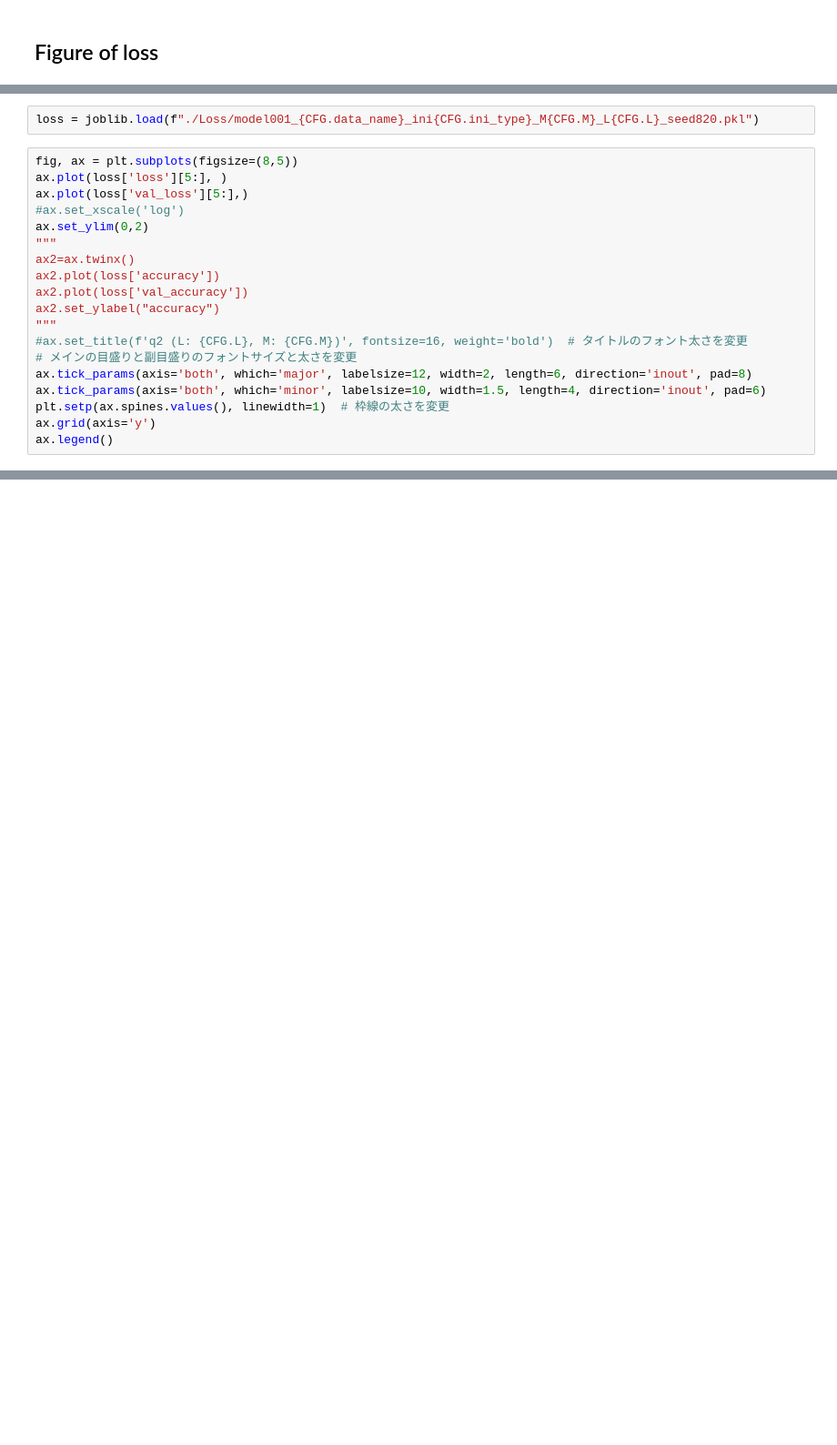
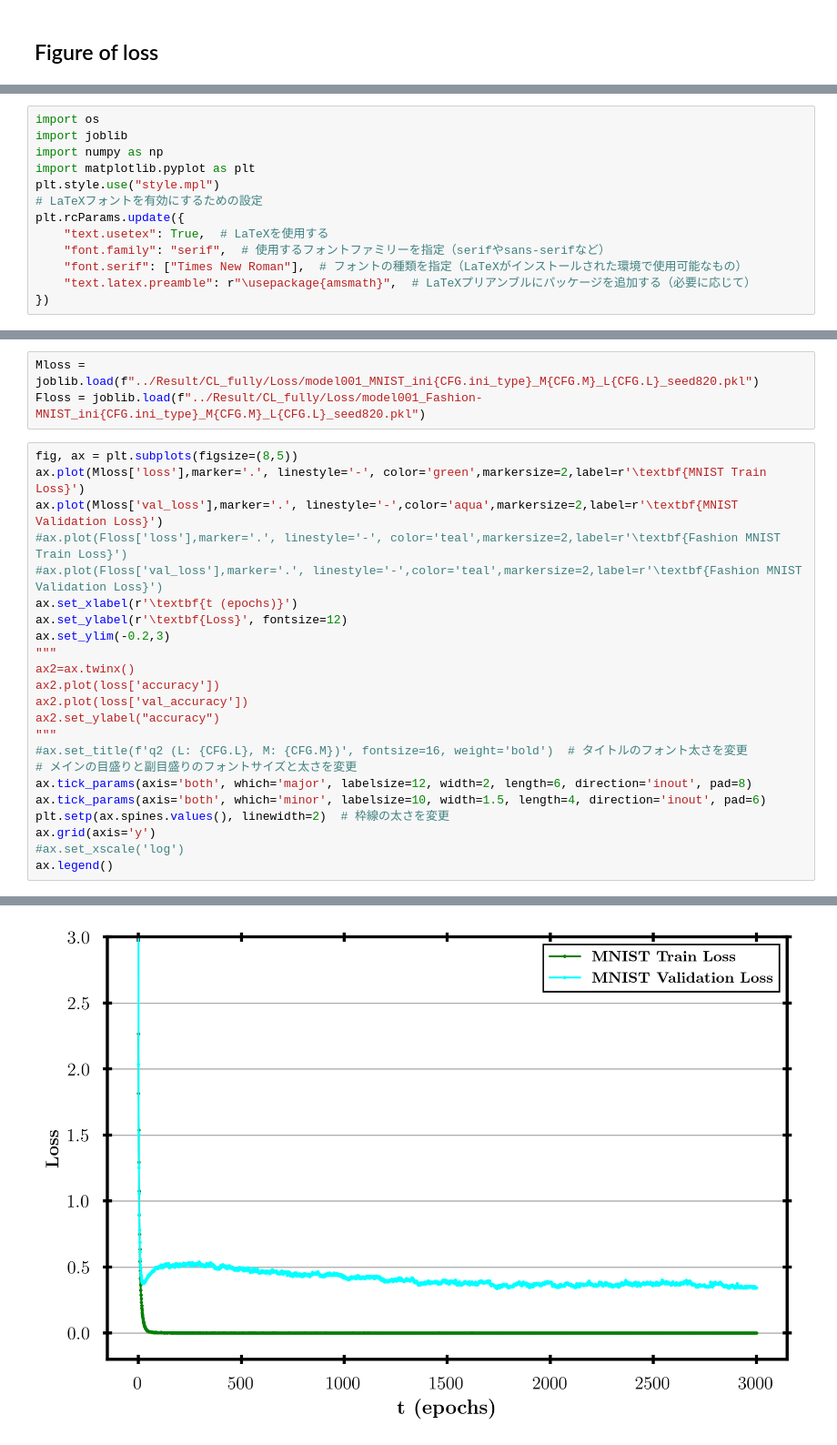
Before and after one commit to yusukeorito/My_reseach, a Jupyter notebook: Plot/Loss.ipynb, the cells around one changed output, grey strips where cells are left out. Shown at 91% size. Saved outputs shown, nothing was run; the diff lists cells and outputs as text; blank space fills up the shorter version.

```diff
--- a/Plot/Loss.ipynb
+++ b/Plot/Loss.ipynb
@@ -7,0 +3,13 @@ import matplotlib.pyplot as plt
+# %%
+import os
+import joblib
+import numpy as np
+import matplotlib.pyplot as plt
+plt.style.use("style.mpl")
+# LaTeXフォントを有効にするための設定
+plt.rcParams.update({
+    "text.usetex": True,  # LaTeXを使用する
+    "font.family": "serif",  # 使用するフォントファミリーを指定（serifやsans-serifなど）
+    "font.serif": ["Times New Roman"],  # フォントの種類を指定（LaTeXがインストールされた環境で使用可能なもの）
+    "text.latex.preamble": r"\usepackage{amsmath}",  # LaTeXプリアンブルにパッケージを追加する（必要に応じて）
+})
@@ -19,13 +32,17 @@ class CFG:
   layer_name_list= ['batch_normalization1', 'batch_normalization2', 'batch_normalization3','batch_normalization4', 'batch_normalization5',
                   'batch_normalization6', 'batch_normalization7', 'batch_normalization8','batch_normalization9','batch_normalization10',]
 # %%
-loss = joblib.load(f"./Loss/model001_{CFG.data_name}_ini{CFG.ini_type}_M{CFG.M}_L{CFG.L}_seed820.pkl")
+Mloss = joblib.load(f"../Result/CL_fully/Loss/model001_MNIST_ini{CFG.ini_type}_M{CFG.M}_L{CFG.L}_seed820.pkl")
+Floss = joblib.load(f"../Result/CL_fully/Loss/model001_Fashion-MNIST_ini{CFG.ini_type}_M{CFG.M}_L{CFG.L}_seed820.pkl")
 # %%
 fig, ax = plt.subplots(figsize=(8,5))
-ax.plot(loss['loss'][5:], )
-ax.plot(loss['val_loss'][5:],)
-#ax.set_xscale('log')
-ax.set_ylim(0,2)
+ax.plot(Mloss['loss'],marker='.', linestyle='-', color='green',markersize=2,label=r'\textbf{MNIST Train Loss}')
+ax.plot(Mloss['val_loss'],marker='.', linestyle='-',color='aqua',markersize=2,label=r'\textbf{MNIST Validation Loss}')
+#ax.plot(Floss['loss'],marker='.', linestyle='-', color='teal',markersize=2,label=r'\textbf{Fashion MNIST Train Loss}')
+#ax.plot(Floss['val_loss'],marker='.', linestyle='-',color='teal',markersize=2,label=r'\textbf{Fashion MNIST Validation Loss}')
+ax.set_xlabel(r'\textbf{t (epochs)}')
+ax.set_ylabel(r'\textbf{Loss}', fontsize=12)
+ax.set_ylim(-0.2,3)
 """
 ax2=ax.twinx()
 ax2.plot(loss['accuracy'])
@@ -36,6 +53,8 @@ ax2.set_ylabel("accuracy")
 # メインの目盛りと副目盛りのフォントサイズと太さを変更
 ax.tick_params(axis='both', which='major', labelsize=12, width=2, length=6, direction='inout', pad=8)
 ax.tick_params(axis='both', which='minor', labelsize=10, width=1.5, length=4, direction='inout', pad=6)
-plt.setp(ax.spines.values(), linewidth=1)  # 枠線の太さを変更
+plt.setp(ax.spines.values(), linewidth=2)  # 枠線の太さを変更
 ax.grid(axis='y')
+#ax.set_xscale('log')
 ax.legend()
+# %% [output]
@@ -41,0 +62 @@ ax.legend()
+[figure, added]
```
Also changed, not shown: parts of 5 cells of this notebook, 5 other files.
